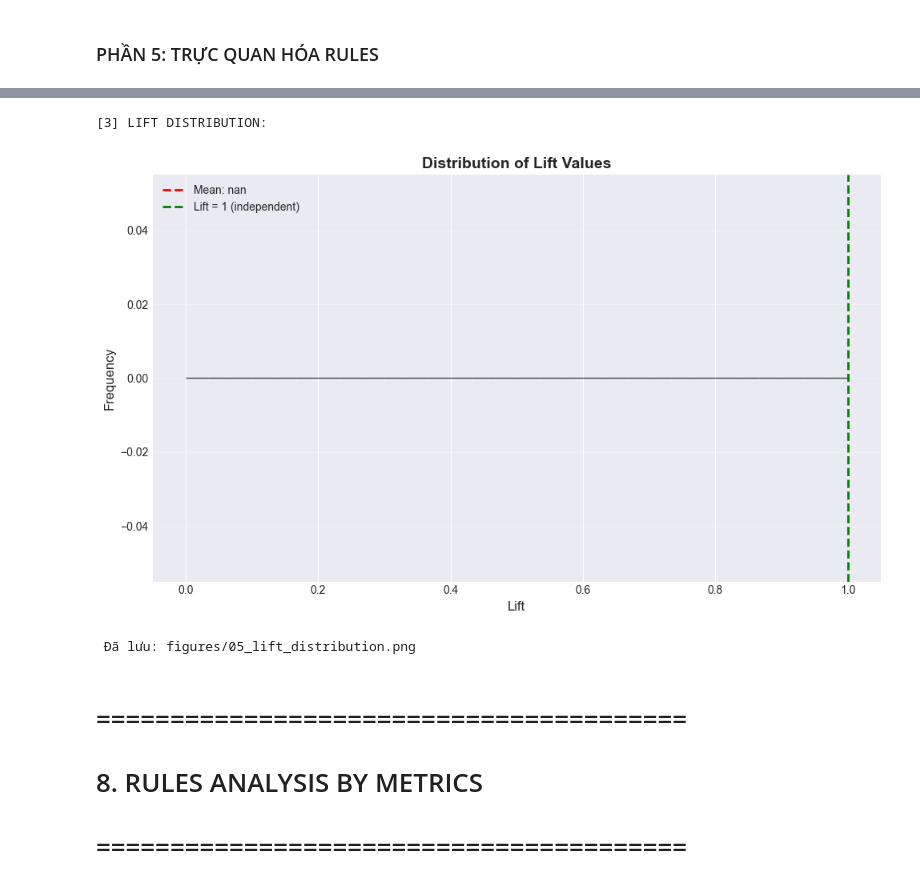
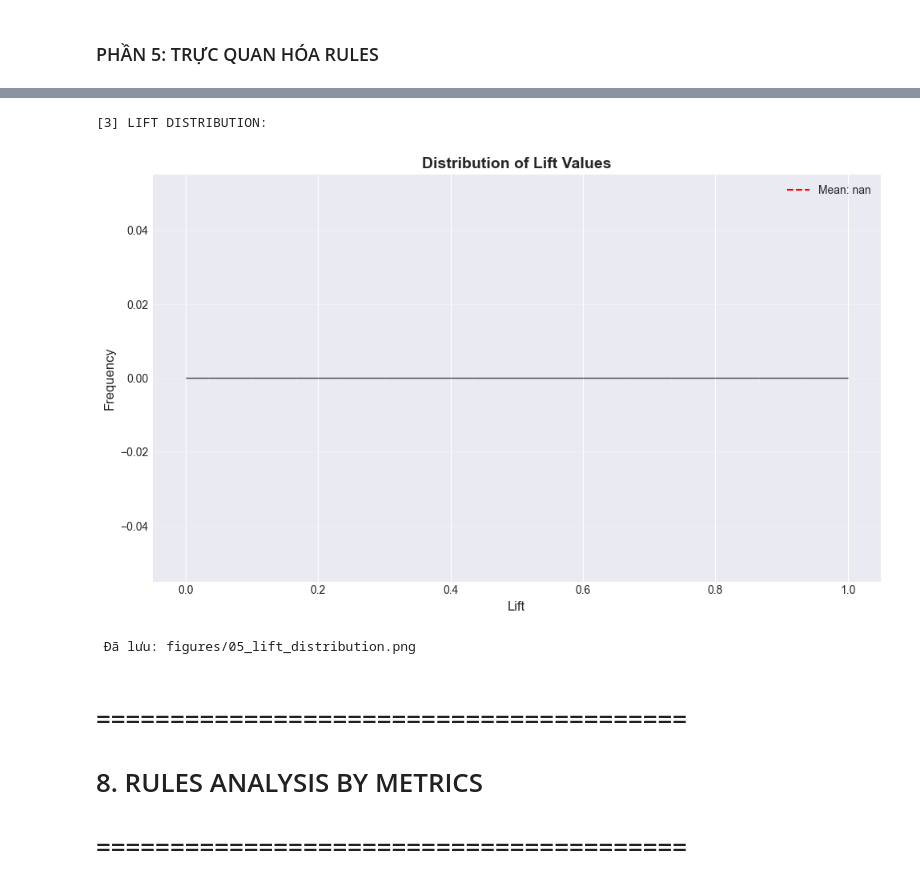
Before and after one commit to Satodayyy/kpdl-customer-shopping, a Jupyter notebook: 03_association_rules/market_basket_analysis.ipynb, the cells around one changed output, grey strips where cells are left out. Drawn from its saved outputs; the diff is of its cells as text; code cells hidden in the pictures.

```diff
--- a/03_association_rules/market_basket_analysis.ipynb
+++ b/03_association_rules/market_basket_analysis.ipynb
@@ -202,13 +250,0 @@ Total rules found: 0
-# %%
-if not rules_apriori.empty:
-    rules_sorted = rules_apriori.sort_values('lift', ascending=False).head(10)
-
-    print("\nTOP 10 ASSOCIATION RULES:")
-    for i, row in enumerate(rules_sorted.itertuples(), 1):
-        print(f"\nRule {i}:")
-        print(f"  {list(row.antecedents)} → {list(row.consequents)}")
-        print(f"  Support: {row.support:.4f}")
-        print(f"  Confidence: {row.confidence:.4f}")
-        print(f"  Lift: {row.lift:.4f}")
-else:
-    print(" Không có rules")
@@ -423,23 +424,23 @@ else:
 # %%
-    print("\n[3] LIFT DISTRIBUTION:")
-    plt.figure(figsize=(10, 6))
-    plt.hist(rules_viz['lift'], bins=30, edgecolor='black', alpha=0.7)
-    plt.axvline(rules_viz['lift'].mean(), color='red', linestyle='--',
-                linewidth=2, label=f'Mean: {rules_viz["lift"].mean():.2f}')
-    plt.axvline(1.0, color='green', linestyle='--',
-                linewidth=2, label='Lift = 1 (independent)')
-    plt.xlabel('Lift', fontsize=12)
-    plt.ylabel('Frequency', fontsize=12)
-    plt.title('Distribution of Lift Values', fontsize=14, fontweight='bold')
-    plt.legend()
-    plt.grid(axis='y', alpha=0.3)
-    plt.tight_layout()
-    plt.savefig('figures/05_lift_distribution.png', dpi=300, bbox_inches='tight')
-    plt.show()
-    print(" Đã lưu: figures/05_lift_distribution.png")
+ # 7.3 Lift Distribution
+print("\n[3] LIFT DISTRIBUTION:")
+
+plt.figure(figsize=(10, 6))
+plt.hist(rules_viz['lift'], bins=30, edgecolor='black', alpha=0.7)
+plt.axvline(rules_viz['lift'].mean(), color='red', linestyle='--',
+                label=f'Mean: {rules_viz["lift"].mean():.2f}')
+plt.xlabel('Lift', fontsize=12)
+plt.ylabel('Frequency', fontsize=12)
+plt.title('Distribution of Lift Values', fontsize=14, fontweight='bold')
+plt.legend()
+plt.grid(axis='y', alpha=0.3)
+plt.tight_layout()
+plt.savefig('figures/05_lift_distribution.png', dpi=300, bbox_inches='tight')
+plt.show()
+print(" Đã lưu: figures/05_lift_distribution.png")
 # %% [output]
 [3] LIFT DISTRIBUTION:
-[figure, old version]
+[figure, new version]
  Đã lưu: figures/05_lift_distribution.png
 # %% [markdown]
 # ========================================
```
Also changed, not shown: parts of 12 cells of this notebook, 3 other files.
